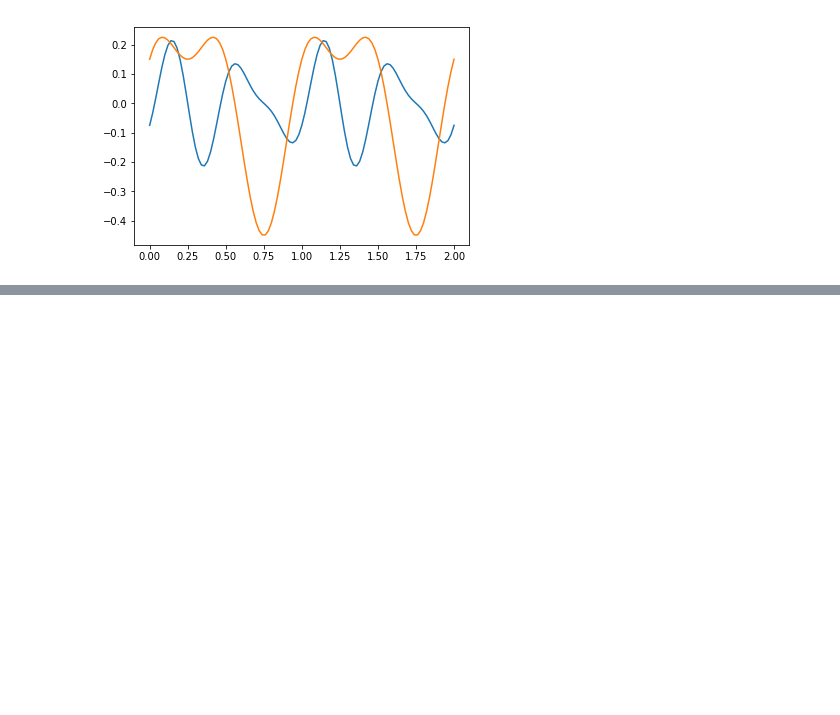
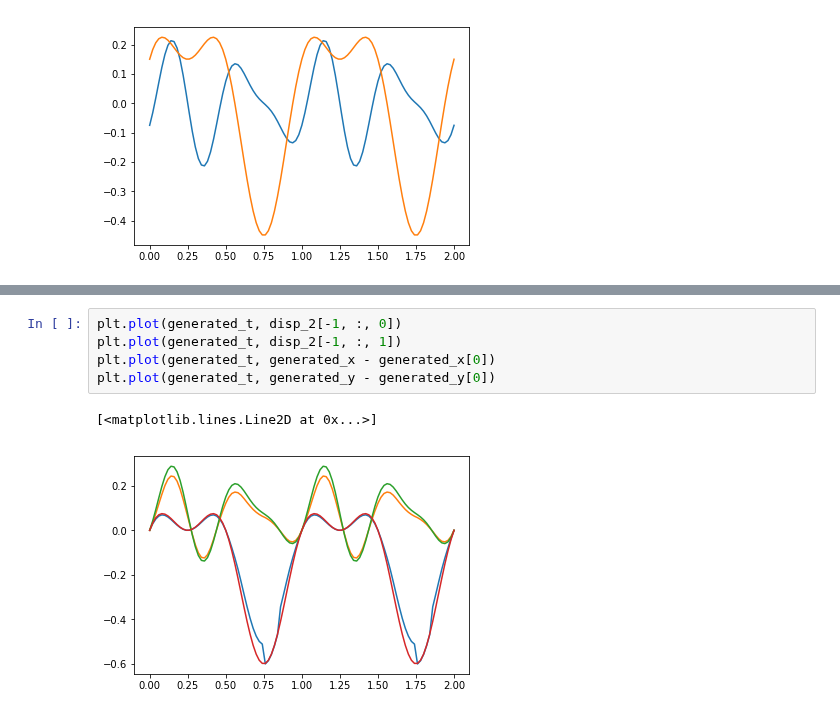
Before and after one commit to ladisk/pyidi, a Jupyter notebook: Showcase.ipynb, the cells around one changed output, grey strips where cells are left out. Cells and saved outputs as stored; diff of their text form; blank space fills up the shorter version.

```diff
--- a/Showcase.ipynb
+++ b/Showcase.ipynb
@@ -132,0 +140,8 @@ plt.plot(generated_t, generated_y)
+# %%
+plt.plot(generated_t, disp_2[-1, :, 0])
+plt.plot(generated_t, disp_2[-1, :, 1])
+plt.plot(generated_t, generated_x - generated_x[0])
+plt.plot(generated_t, generated_y - generated_y[0])
+# %% [output]
+[<matplotlib.lines.Line2D at 0x...>]
+[figure, added]
```
Also changed, not shown: parts of 4 cells of this notebook, 1 other file.
